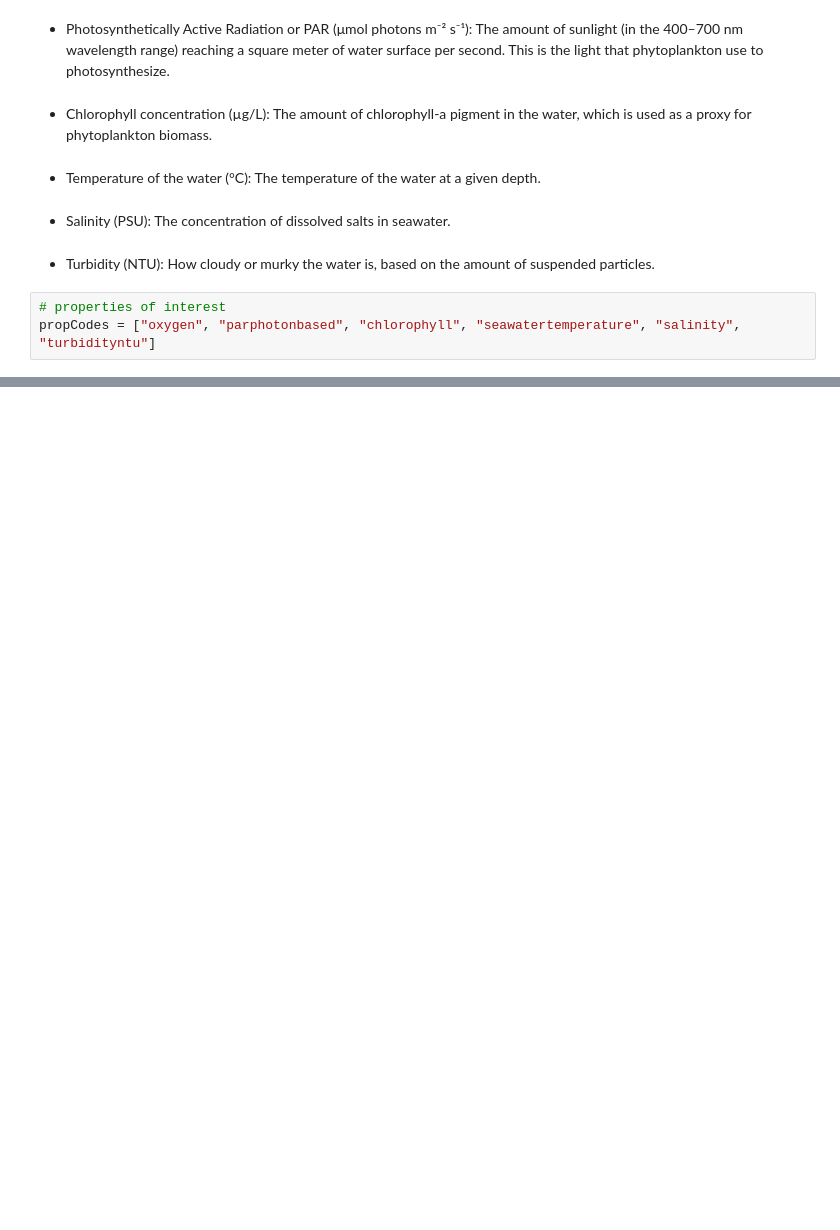
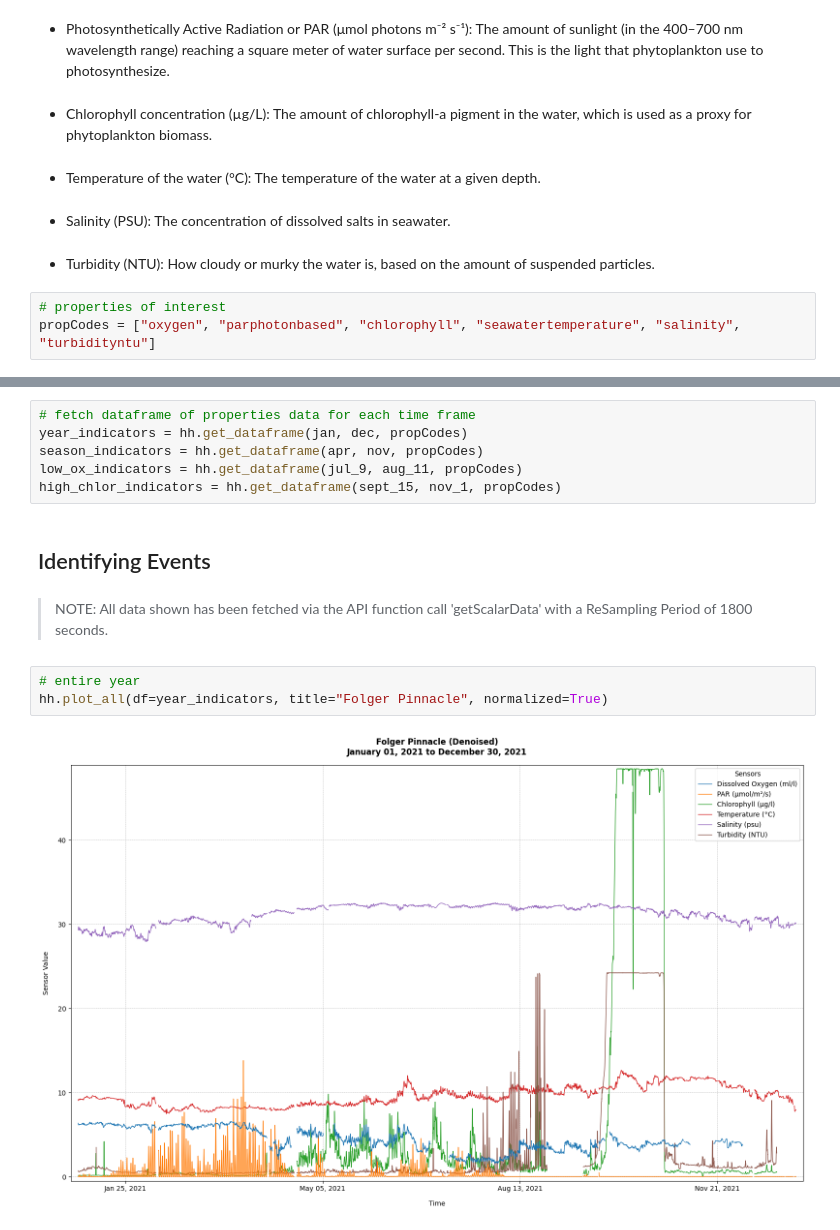
Before and after one commit to g-bertozzi/BMSC-2025, a Jupyter notebook: deepnote/folger_pinnacle_hypoxic.ipynb, the cells around one changed output, grey strips where cells are left out. Drawn from its saved outputs; the diff is of its cells as text; blank space fills up the shorter version.

```diff
--- a/deepnote/folger_pinnacle_hypoxic.ipynb
+++ b/deepnote/folger_pinnacle_hypoxic.ipynb
@@ -64,0 +79,15 @@ test_indicators= hh.get_dataframe(start, end, propCodes)
+# %%
+# fetch dataframe of properties data for each time frame
+year_indicators = hh.get_dataframe(jan, dec, propCodes)
+season_indicators = hh.get_dataframe(apr, nov, propCodes)
+low_ox_indicators = hh.get_dataframe(jul_9, aug_11, propCodes)
+high_chlor_indicators = hh.get_dataframe(sept_15, nov_1, propCodes)
+# %% [markdown]
+## Identifying Events
+# %% [markdown]
+> NOTE: All data shown has been fetched via the API function call 'getScalarData' with a ReSampling Period of 1800 seconds.
+# %%
+# entire year
+hh.plot_all(df=year_indicators, title="Folger Pinnacle", normalized=True)
+# %% [output]
+[figure, added]
```
Also changed, not shown: parts of 26 cells of this notebook, 2 other files.
